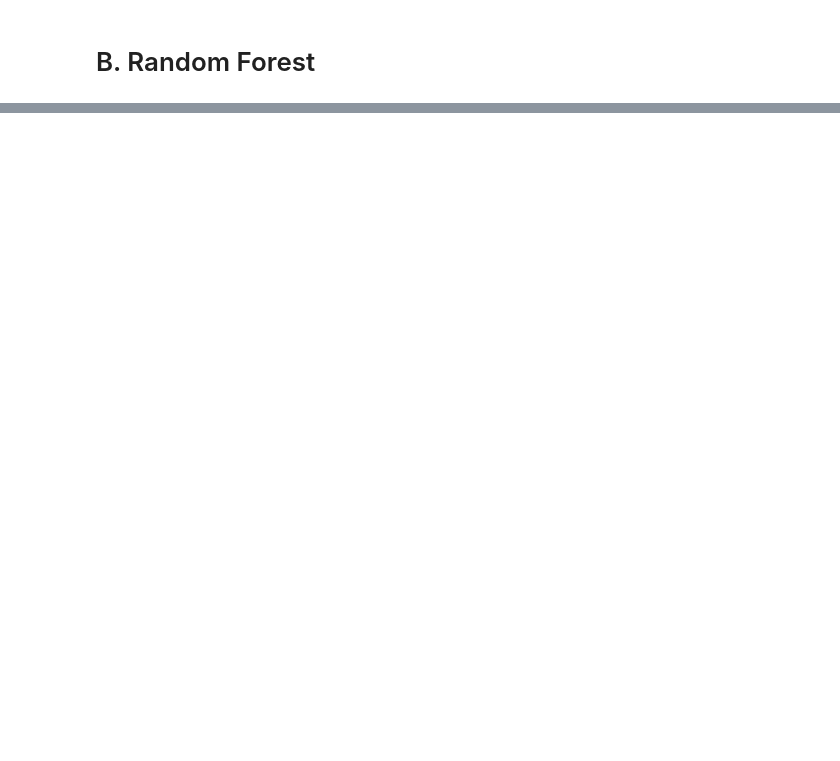
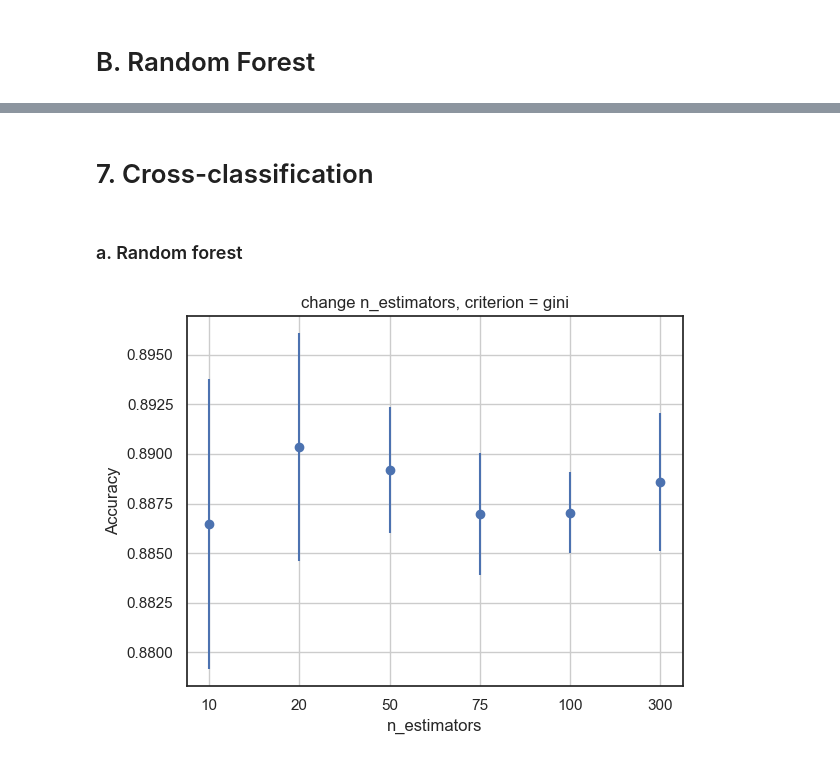
Before and after one commit to nthang2/Hotel-rating-prediction, a Jupyter notebook: Hotel_rating_prediction.ipynb, the cells around one changed output, grey strips where cells are left out. Drawn from its saved outputs; the diff is of its cells as text; code cells hidden in the pictures; blank space fills up the shorter version.

Commit message:
update cross validation

```diff
--- a/Hotel_rating_prediction.ipynb
+++ b/Hotel_rating_prediction.ipynb
@@ -348,0 +350,11 @@ weighted avg       0.94      0.94      0.92      5123
+# %%
+X_train_tfidf = X_train_tfidf.toarray()
+X_test_tfidf = X_test_tfidf.toarray()
+
+from sklearn.naive_bayes import GaussianNB
+classifier = GaussianNB()
+y_pred  =  classifier.fit(X_train_tfidf,y_train).predict(X_test_tfidf)
+
+print(confusion_matrix(y_test,y_pred))
+print(classification_report(y_test,y_pred))
+print(accuracy_score(y_test, y_pred))
@@ -348,0 +374,40 @@ weighted avg       0.94      0.94      0.92      5123
+# %% [markdown]
+# 7. Cross-classification
+# %%
+from sklearn.model_selection import learning_curve
+def cross_validation(estimator):
+    _, train_scores, test_scores = learning_curve(estimator, X_train_tfidf, y_train, cv=10, n_jobs=-1, train_sizes=[1.0, ], scoring="accuracy")
+    test_scores = test_scores[0]
+    mean, std = test_scores.mean(), test_scores.std()
+    return mean, std
+
+def plot(title, xlabel, X, Y, error, ylabel = "Accuracy"):
+    plt.xlabel(xlabel)
+    plt.title(title)
+    plt.grid()
+    plt.ylabel(ylabel)
+
+    plt.errorbar(X, Y, error, linestyle='None', marker='o')
+# %% [markdown]
+### a. Random forest
+# %%
+from sklearn.datasets import make_classification
+from sklearn.model_selection import cross_val_score
+
+title = "change n_estimators, criterion = gini"
+x_label = "n_estimators"
+X = []
+Y = []
+error = []
+
+n_estimators = [10, 20, 50, 75, 100, 300]
+for n in n_estimators:
+    clf_text = RandomForestClassifier(n_estimators = n, random_state=0)
+    mean, std = cross_validation(clf_text)
+    X.append(str(n))
+    Y.append(mean)
+    error.append(std)
+plot(title, x_label, X, Y, error)
+plt.show()
+# %% [output]
+[figure, added]
```
Also changed, not shown: parts of 13 cells of this notebook.
